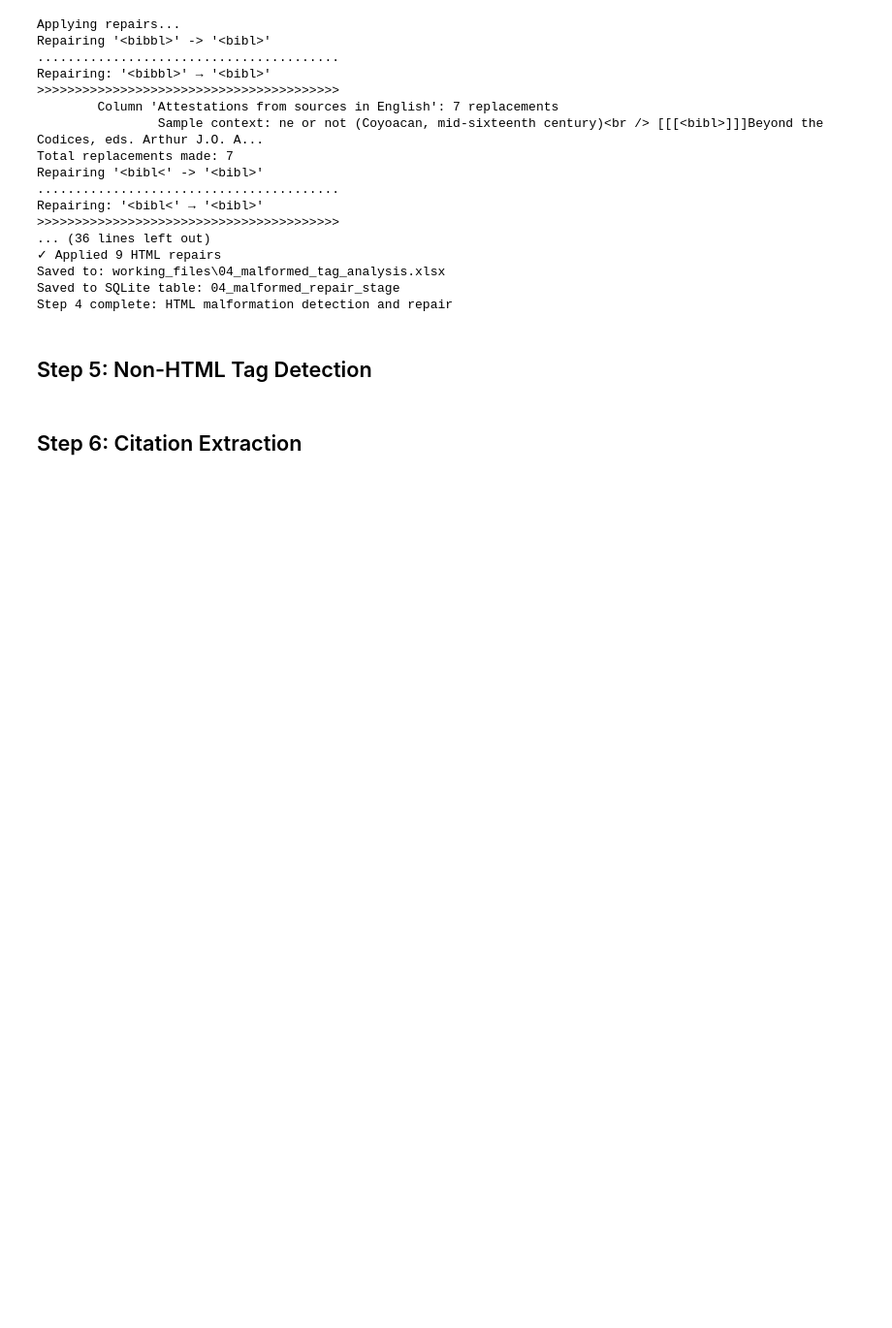
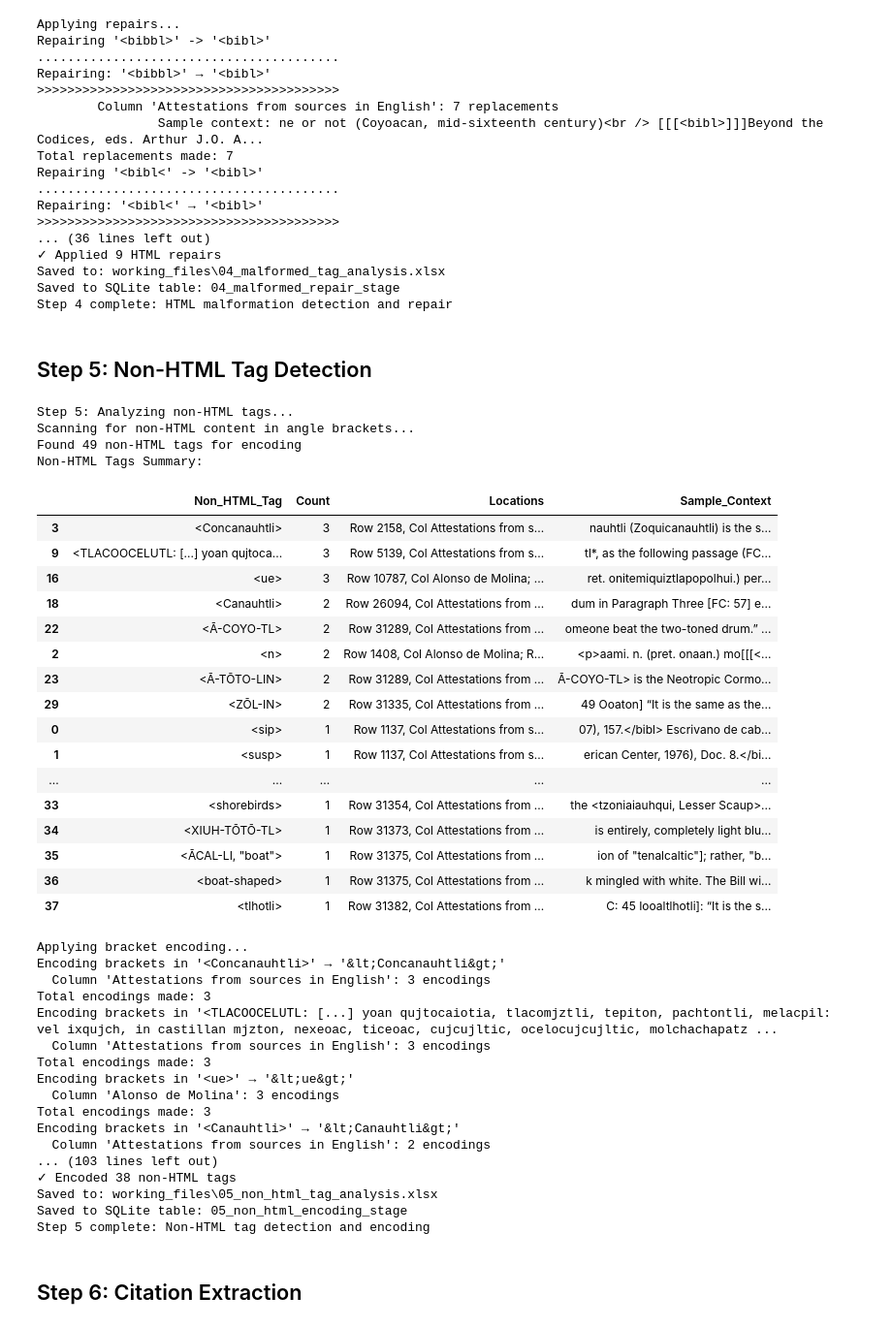
Before and after one commit to kevinbarcenasmtz/LRC-Lexicography, a Jupyter notebook: src/notebooks/nahuatl_whp_processor.ipynb, the cells around one changed output. Shown at 97% size. Saved outputs shown, nothing was run; the diff lists cells and outputs as text; code cells hidden in the pictures; blank space fills up the shorter version.

```diff
--- a/src/notebooks/nahuatl_whp_processor.ipynb
+++ b/src/notebooks/nahuatl_whp_processor.ipynb
@@ -686,2 +857,79 @@ Step 4 complete: HTML malformation detection and repair
+# %%
+# Step 5: Non-HTML Tag Detection and Encoding
+print("Step 5: Analyzing non-HTML tags...")
+
+non_html_processor = NonHTMLTagProcessor()
+non_html_results = non_html_processor.analyze_non_html_tags(df)
+
+print("Non-HTML Tags Summary:")
+if not non_html_results['Non_HTML_Tags_Summary'].empty:
+    display(non_html_results['Non_HTML_Tags_Summary'])
+
+    # Save to SQLite
+    non_html_results['Non_HTML_Tags_Summary'].to_sql(
+        'non_html_tags_summary', conn, if_exists='replace', index=False
+    )
+    non_html_results['Non_HTML_Tags_by_Row'].to_sql(
+        'non_html_tags_by_row', conn, if_exists='replace', index=False
+    )
+
+    # Apply encoding automatically
+    print("\nApplying bracket encoding...")
+    for _, row in non_html_results['Non_HTML_Tags_Summary'].iterrows():
+        non_html_tag = row['Non_HTML_Tag']
+        print(f"Encoding brackets in '{non_html_tag}' → '&lt;{non_html_tag[1:-1]}&gt;'")
+        df = non_html_processor.encode_brackets(
+            df, non_html_tag, '&lt;', '&gt;', scope='global'
+        )
+
+    print(f"✓ Encoded {len(non_html_results['Non_HTML_Tags_Summary'])} non-HTML tags")
+
+else:
+    print("No non-HTML tags found!")
+
+# Save to Excel and SQLite
+save_to_excel(non_html_results, "05_non_html_tag_analysis.xlsx")
+save_intermediate_stage_sqlite(df, "05_non_html_encoding", conn)
+
+print("Step 5 complete: Non-HTML tag detection and encoding")
+# %% [output]
+Step 5: Analyzing non-HTML tags...
+Scanning for non-HTML content in angle brackets...
+Found 49 non-HTML tags for encoding
+Non-HTML Tags Summary:
+|  | Non_HTML_Tag | Count | Locations | Sample_Context |
+| 3 | <Concanauhtli> | 3 | Row 2158, Col Attestations from s... | nauhtli (Zoquicanauhtli) is the s... |
+| 9 | <TLACOOCELUTL: [...] yoan qujtoca... | 3 | Row 5139, Col Attestations from s... | tl*, as the following passage (FC... |
+| 16 | <ue> | 3 | Row 10787, Col Alonso de Molina; ... | ret. onitemiquiztlapopolhui.) per... |
+| 18 | <Canauhtli> | 2 | Row 26094, Col Attestations from ... | dum in Paragraph Three [FC: 57] e... |
+| 22 | <Ā-COYO-TL> | 2 | Row 31289, Col Attestations from ... | omeone beat the two-toned drum.” ... |
+| 2 | <n> | 2 | Row 1408, Col Alonso de Molina; R... | <p>aami. n. (pret. onaan.) mo[[[<... |
+| 23 | <Ā-TŌTO-LIN> | 2 | Row 31289, Col Attestations from ... | Ā-COYO-TL> is the Neotropic Cormo... |
+| 29 | <ZŌL-IN> | 2 | Row 31335, Col Attestations from ... | 49 Ooaton] “It is the same as the... |
+| 0 | <sip> | 1 | Row 1137, Col Attestations from s... | 07), 157.</bibl> Escrivano de cab... |
+| 1 | <susp> | 1 | Row 1137, Col Attestations from s... | erican Center, 1976), Doc. 8.</bi... |
+| ... | ... | ... | ... | ... |
+| 33 | <shorebirds> | 1 | Row 31354, Col Attestations from ... | the <tzoniaiauhqui, Lesser Scaup>... |
+| 34 | <XIUH-TŌTŌ-TL> | 1 | Row 31373, Col Attestations from ... | is entirely, completely light blu... |
+| 35 | <ĀCAL-LI, "boat"> | 1 | Row 31375, Col Attestations from ... | ion of "tenalcaltic"]; rather, "b... |
+| 36 | <boat-shaped> | 1 | Row 31375, Col Attestations from ... | k mingled with white. The Bill wi... |
+| 37 | <tlhotli> | 1 | Row 31382, Col Attestations from ... | C: 45 Iooaltlhotli]: “It is the s... |
+Applying bracket encoding...
+Encoding brackets in '<Concanauhtli>' → '&lt;Concanauhtli&gt;'
+  Column 'Attestations from sources in English': 3 encodings
+Total encodings made: 3
+Encoding brackets in '<TLACOOCELUTL: [...] yoan qujtocaiotia, tlacomjztli, tepiton, pachtontli, melacpil: vel ixqujch, in castillan mjzton, nexeoac, ticeoac, cujcujltic, ocelocujcujltic, molchachapatz ...
+  Column 'Attestations from sources in English': 3 encodings
+Total encodings made: 3
+Encoding brackets in '<ue>' → '&lt;ue&gt;'
+  Column 'Alonso de Molina': 3 encodings
+Total encodings made: 3
+Encoding brackets in '<Canauhtli>' → '&lt;Canauhtli&gt;'
+  Column 'Attestations from sources in English': 2 encodings
+... (103 lines left out)
+✓ Encoded 38 non-HTML tags
+Saved to: working_files\05_non_html_tag_analysis.xlsx
+Saved to SQLite table: 05_non_html_encoding_stage
+Step 5 complete: Non-HTML tag detection and encoding
 # %% [markdown]
 ## Step 6: Citation Extraction
```
Also changed, not shown: parts of 11 cells of this notebook.
